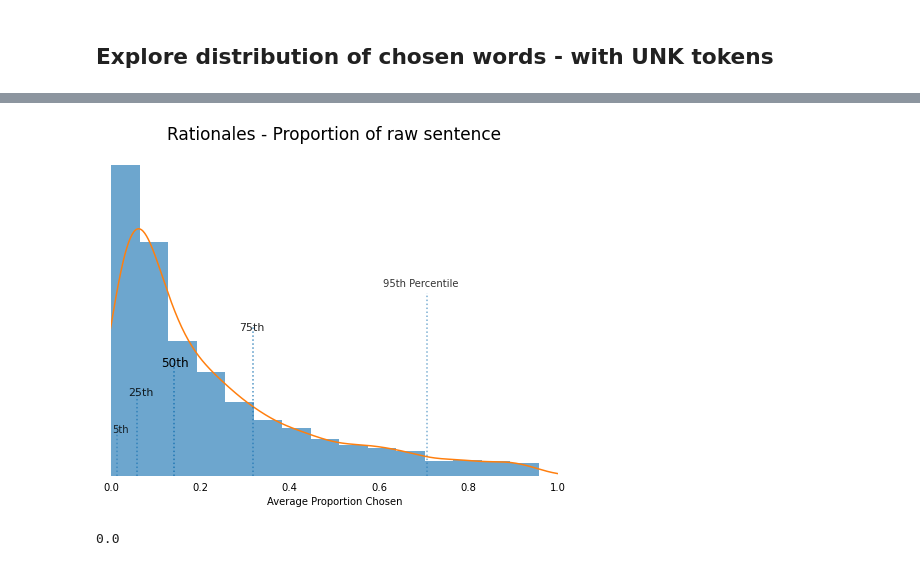
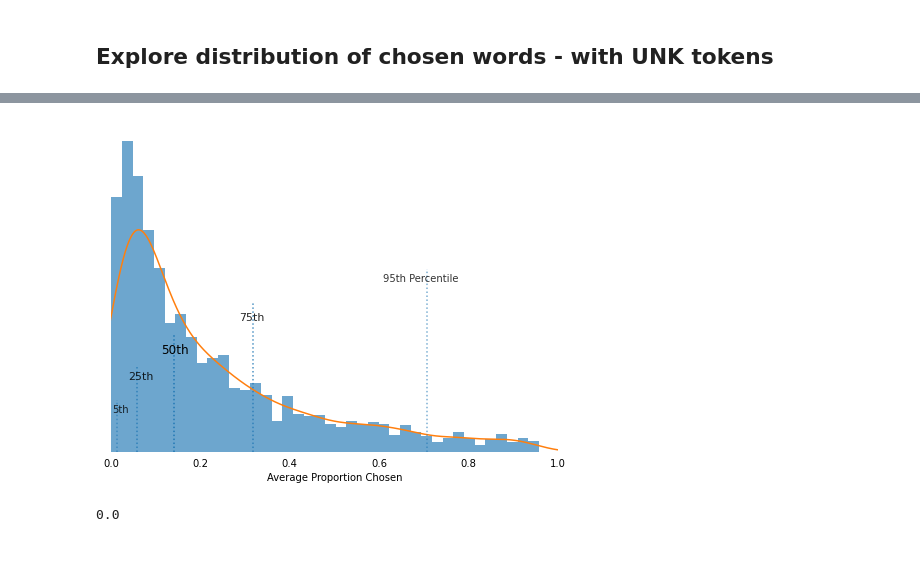
Before and after one commit to bestpredicts/NLP_Projects, a Jupyter notebook: OxLegalReasoning/exploring_rationales.ipynb, the cells around one changed output, grey strips where cells are left out. Cells and saved outputs as stored; diff of their text form; code cells hidden in the pictures.

```diff
--- a/OxLegalReasoning/exploring_rationales.ipynb
+++ b/OxLegalReasoning/exploring_rationales.ipynb
@@ -92,0 +103,2 @@ def print_formatted_words(raw_sentence,chosen_words):
+# %%
+rationales_df["case"] = rationales_df.apply (lambda row: get_case(row), axis=1)
@@ -299,0 +317,17 @@ prop_chosen = rationales_df["prop_chosen"]
+# %%
+len_raw = rationales_df["length_raw"]
+len_chosen = rationales_df.length_chosen
+prop_chosen = rationales_df["prop_chosen"]
+# %%
+# look at grouped by case
+fig, ax = plt.subplots(figsize = (8,6))
+sns.histplot(data = rationales_df, x = "prop_chosen", hue = "case", element="step")
+
+ax.set_xlabel("Proportion of raw input selected as rationale")
+ax.set_yticklabels([])
+ax.set_ylabel("")
+ax.tick_params(left = False, bottom = False)
+for ax, spine in ax.spines.items():
+    spine.set_visible(False)
+
+plt.savefig("./artifacts/RCNN_IB_GAN_be_mimic3_org_embs2021-05-12/prop_chosen_by_case.png")
@@ -299,0 +410,18 @@ prop_chosen = rationales_df["prop_chosen"]
+# %%
+# plot histogram of lengths together
+fig, ax = plt.subplots(figsize = (8,6))
+
+plt.hist(len_raw, bins=40, alpha=0.6, label="Raw input sequence")
+plt.hist(len_chosen, bins=40, alpha=0.6, label="Rationale")
+
+ax.set_xlabel("Number of tokens", size=11)
+ax.set_yticklabels([])
+ax.set_ylabel("")
+# ax.ylabel("Count", size=14)
+ax.legend(loc='upper right')
+ax.tick_params(left = False, bottom = False)
+for ax, spine in ax.spines.items():
+    spine.set_visible(False)
+# plt.title("Multiple Histograms with Matplotlib")
+
+plt.savefig("./artifacts/RCNN_IB_GAN_be_mimic3_org_embs2021-05-12/overlapping_histograms_raw_chosen.png")
@@ -302,7 +478,7 @@ fig, ax = plt.subplots(figsize = (8,6))
 
 # Plot
     # Plot histogram
-prop_chosen.plot(kind = "hist", density = True, alpha = 0.65, bins = 15) # change density to true, because KDE uses density
+prop_chosen.plot(kind = "hist", density = True, alpha = 0.65, bins = 40) # change density to true, because KDE uses density
     # Plot KDE
 prop_chosen.plot(kind = "kde")
 
@@ -313,36 +489,36 @@ for i in quants:
     ax.axvline(i[0], alpha = i[1], ymax = i[2], linestyle = ":")
 
 
 # X
 ax.set_xlabel("Average Proportion Chosen")
     # Limit x range to 0-4
 x_start, x_end = 0, 1
 ax.set_xlim(x_start, x_end)
 
 # Y
 # ax.set_ylim(0, 1)
 ax.set_yticklabels([])
 ax.set_ylabel("")
 
 # Annotations
 ax.text(quant_5-0.01, 0.6, "5th", size = 10, alpha = 0.8)
 ax.text(quant_25-0.02, 1.1, "25th", size = 11, alpha = 0.85)
 ax.text(quant_50-0.03, 1.5, "50th", size = 12, alpha = 1)
 ax.text(quant_75-0.03, 2, "75th", size = 11, alpha = 0.85)
 ax.text(quant_95-0.1, 2.6, "95th Percentile", size = 10, alpha =.8)
 
 # Overall
 ax.grid(False)
-ax.set_title("Rationales - Proportion of raw sentence", size = 17, pad = 10)
+# ax.set_title("Rationales - Proportion of raw sentence", size = 17, pad = 10)
 
     # Remove ticks and spines
 ax.tick_params(left = False, bottom = False)
 for ax, spine in ax.spines.items():
     spine.set_visible(False)
-plt.savefig("./artifacts/RCNN_IB_GAN_be_mimic3_org_embs2021-05-12/prop-chosen.png")
+# plt.savefig("./artifacts/RCNN_IB_GAN_be_mimic3_org_embs2021-05-12/prop-chosen.png")
 plt.show()
 # %% [output]
-[figure, old version]
+[figure, new version]
 # %%
 min(rationales_df["prop_chosen"])
 # %% [output]
```
Also changed, not shown: parts of 27 cells of this notebook, 6 other files.
